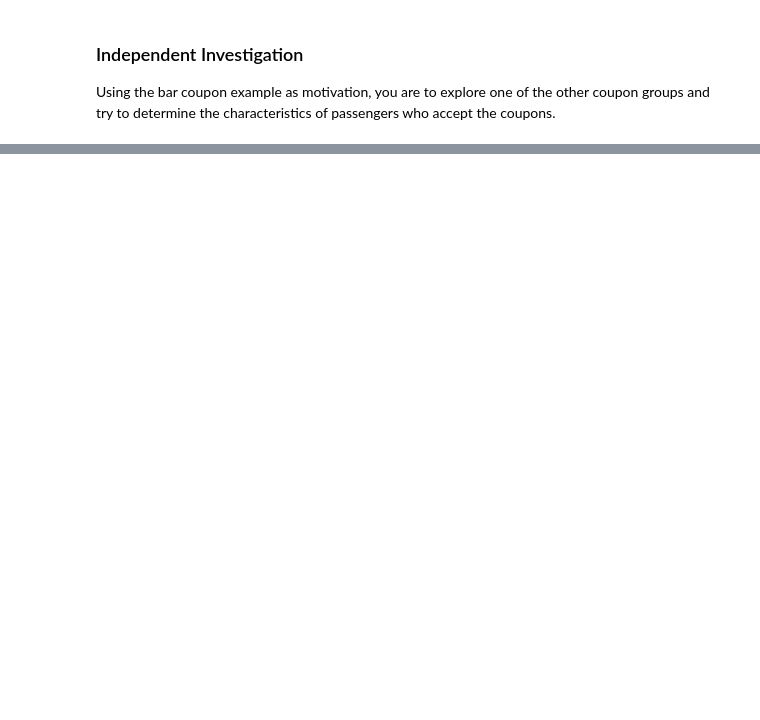
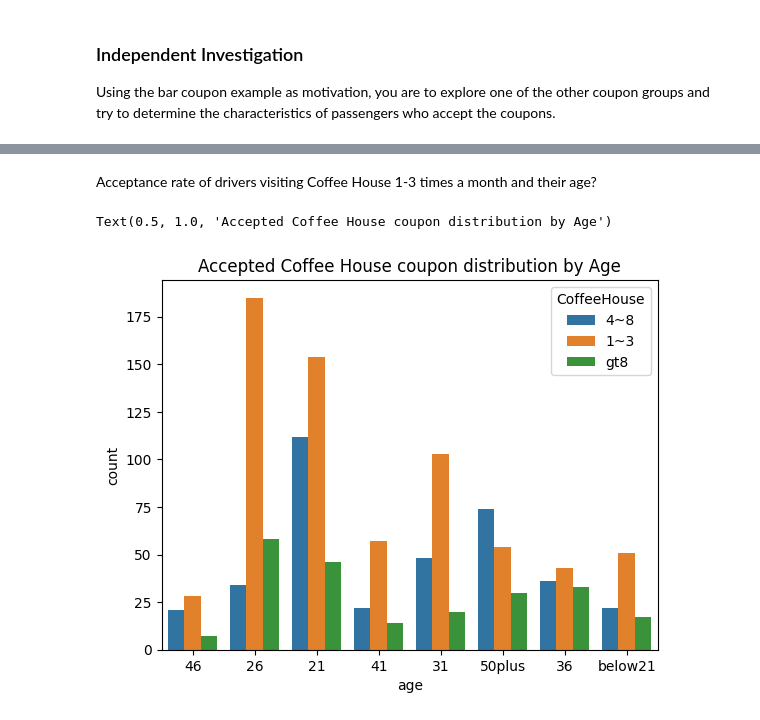
Before and after one commit to sheetal-vartak/Will-the-Customer-Accept-the-Coupon, a Jupyter notebook: prompt.ipynb, the cells around one changed output, grey strips where cells are left out. Saved outputs shown, nothing was run; the diff lists cells and outputs as text; code cells hidden in the pictures; blank space fills up the shorter version.

```diff
--- a/prompt.ipynb
+++ b/prompt.ipynb
@@ -344,0 +394,11 @@ Using the bar coupon example as motivation, you are to explore one of the other
+# %% [markdown]
+Acceptance rate of drivers visiting Coffee House 1-3 times a month and their age?
+# %%
+accepted_coffeehouse_coupons = coffeehouse_coupons[coffeehouse_coupons["Y"] == 1]
+
+more_than_once = ['1~3','4~8', 'gt8']
+
+sns.countplot(x = "age", hue = "CoffeeHouse", data = accepted_coffeehouse_coupons.query('CoffeeHouse in @more_than_once')).set_title("Accepted Coffee House coupon distribution by Age")
+# %% [output]
+Text(0.5, 1.0, 'Accepted Coffee House coupon distribution by Age')
+[figure, added]
```
Also changed, not shown: parts of 27 cells of this notebook.
